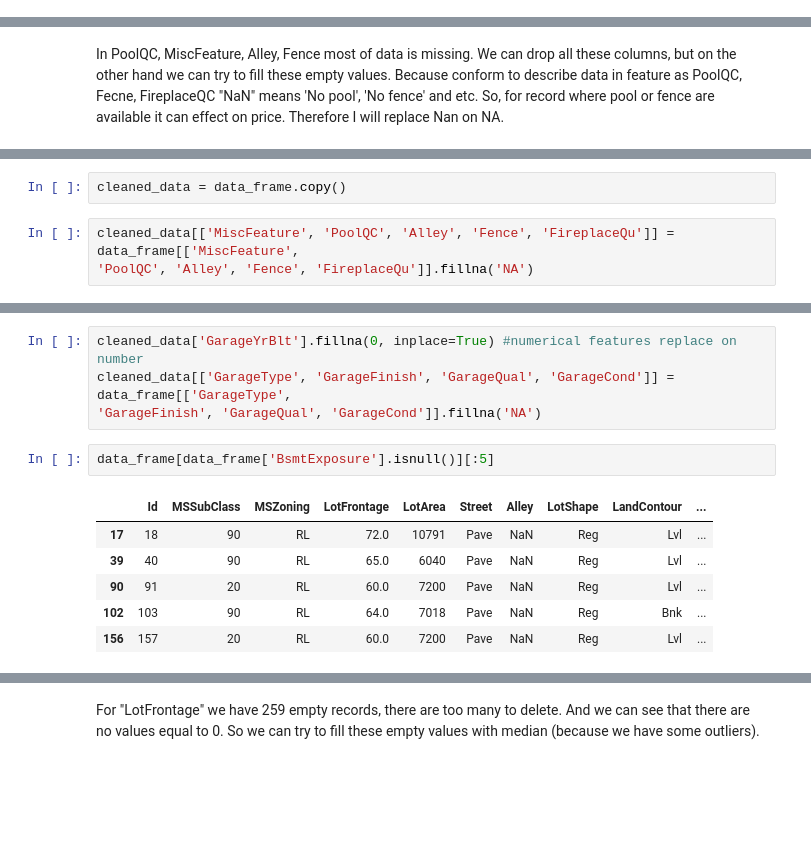
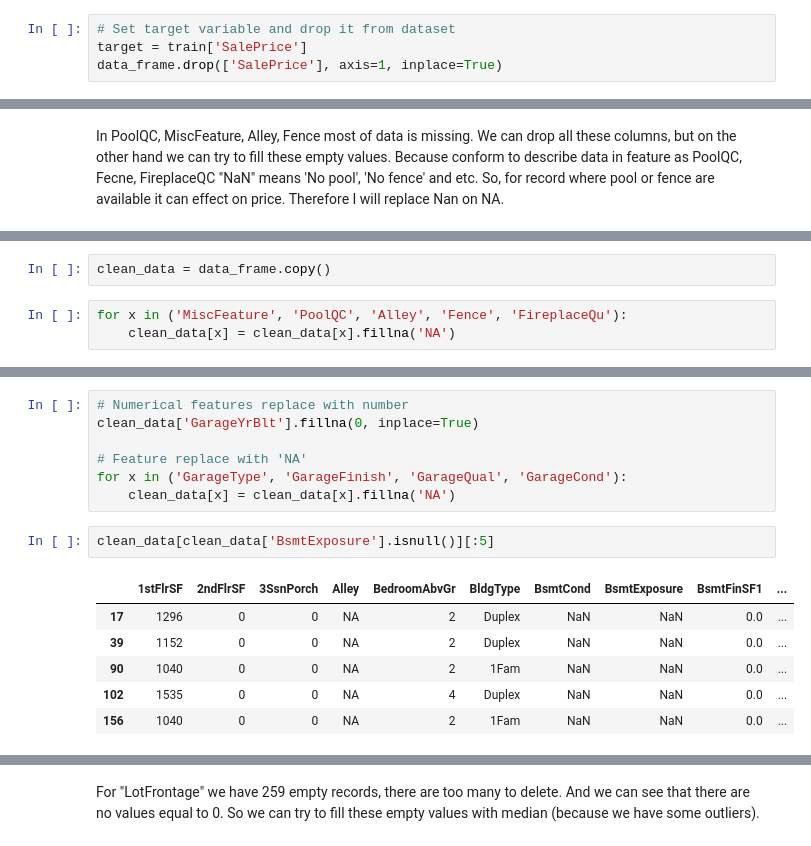
Before and after one commit to marekts/Projects, a Jupyter notebook: Real estate price prediction/Price predict.ipynb, the cells around one changed output, grey strips where cells are left out. Saved outputs shown, nothing was run; the diff lists cells and outputs as text; blank space fills up the shorter version.

```diff
--- a/Real estate price prediction/Price predict.ipynb
+++ b/Real estate price prediction/Price predict.ipynb
@@ -72,0 +117,4 @@ data_frame.hist(figsize=(20, 20), bins=20);
+# %%
+# Set target variable and drop it from dataset
+target = train['SalePrice']
+data_frame.drop(['SalePrice'], axis=1, inplace=True)
@@ -115,8 +168,8 @@ Othr     2
 TenC     1
 Name: MiscFeature, dtype: int64
 # %%
-cleaned_data = data_frame.copy()
+clean_data = data_frame.copy()
 # %%
-cleaned_data[['MiscFeature', 'PoolQC', 'Alley', 'Fence', 'FireplaceQu']] = data_frame[['MiscFeature',
-'PoolQC', 'Alley', 'Fence', 'FireplaceQu']].fillna('NA')
+for x in ('MiscFeature', 'PoolQC', 'Alley', 'Fence', 'FireplaceQu'):
+    clean_data[x] = clean_data[x].fillna('NA')
 # %%
@@ -133,14 +186,17 @@ Where 'GarageYrBlt' equals 'NaN', there other empty 'garage' values is empty, as
 # %%
-cleaned_data['GarageYrBlt'].fillna(0, inplace=True) #numerical features replace on number
-cleaned_data[['GarageType', 'GarageFinish', 'GarageQual', 'GarageCond']] = data_frame[['GarageType',
-'GarageFinish', 'GarageQual', 'GarageCond']].fillna('NA')
+# Numerical features replace with number
+clean_data['GarageYrBlt'].fillna(0, inplace=True)
+
+# Feature replace with 'NA'
+for x in ('GarageType', 'GarageFinish', 'GarageQual', 'GarageCond'):
+    clean_data[x] = clean_data[x].fillna('NA')
 # %%
-data_frame[data_frame['BsmtExposure'].isnull()][:5]
+clean_data[clean_data['BsmtExposure'].isnull()][:5]
 # %% [output]
-|  | Id | MSSubClass | MSZoning | LotFrontage | LotArea | Street | Alley | LotShape | LandContour | ... |
-| 17 | 18 | 90 | RL | 72.0 | 10791 | Pave | NaN | Reg | Lvl | ... |
-| 39 | 40 | 90 | RL | 65.0 | 6040 | Pave | NaN | Reg | Lvl | ... |
-| 90 | 91 | 20 | RL | 60.0 | 7200 | Pave | NaN | Reg | Lvl | ... |
-| 102 | 103 | 90 | RL | 64.0 | 7018 | Pave | NaN | Reg | Bnk | ... |
-| 156 | 157 | 20 | RL | 60.0 | 7200 | Pave | NaN | Reg | Lvl | ... |
+|  | 1stFlrSF | 2ndFlrSF | 3SsnPorch | Alley | BedroomAbvGr | BldgType | BsmtCond | BsmtExposure | BsmtFinSF1 | ... |
+| 17 | 1296 | 0 | 0 | NA | 2 | Duplex | NaN | NaN | 0.0 | ... |
+| 39 | 1152 | 0 | 0 | NA | 2 | Duplex | NaN | NaN | 0.0 | ... |
+| 90 | 1040 | 0 | 0 | NA | 2 | 1Fam | NaN | NaN | 0.0 | ... |
+| 102 | 1535 | 0 | 0 | NA | 4 | Duplex | NaN | NaN | 0.0 | ... |
+| 156 | 1040 | 0 | 0 | NA | 2 | 1Fam | NaN | NaN | 0.0 | ... |
 # %% [markdown]
```
Also changed, not shown: parts of 77 cells of this notebook.
